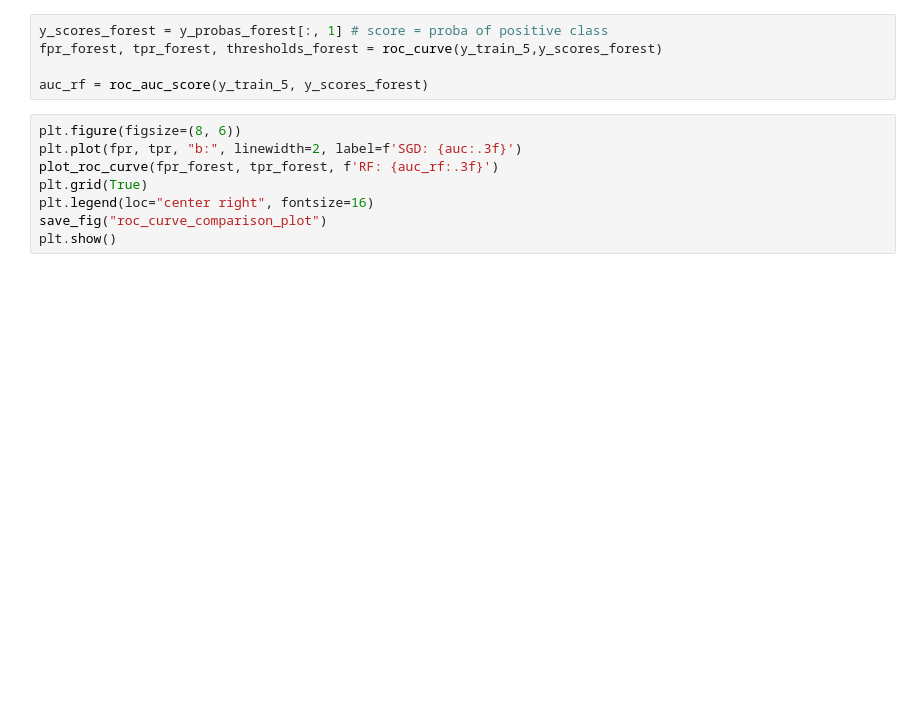
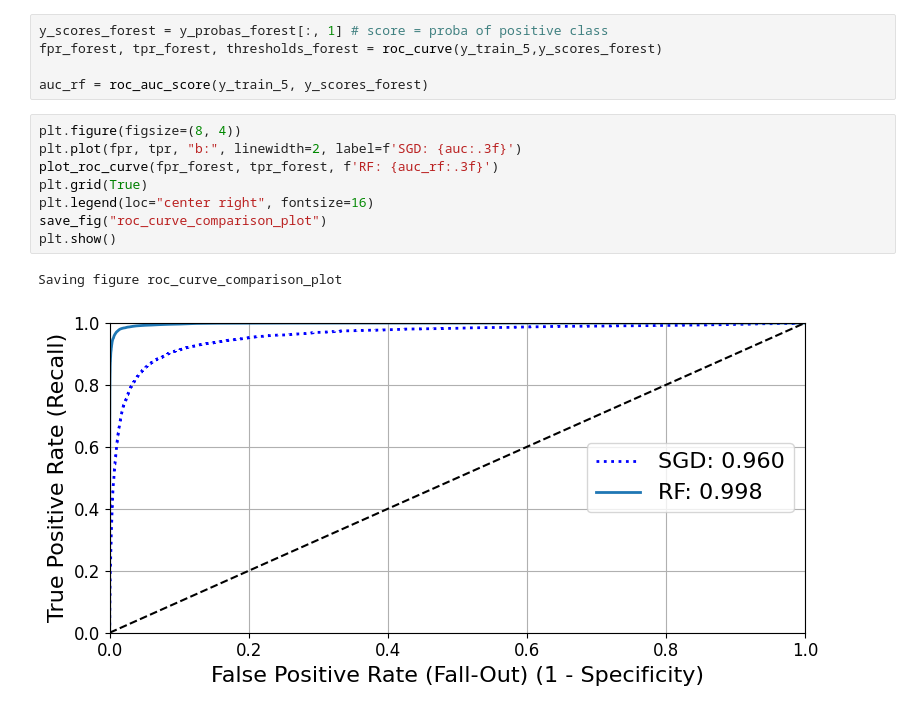
Before and after one commit to OnurKerimoglu/ML-sandbox, a Jupyter notebook: Classification_Models_Evaluation.ipynb, the cells around one changed output. Drawn from its saved outputs; the diff is of its cells as text; blank space fills up the shorter version.

```diff
--- a/Classification_Models_Evaluation.ipynb
+++ b/Classification_Models_Evaluation.ipynb
@@ -297,10 +344,13 @@ fpr_forest, tpr_forest, thresholds_forest = roc_curve(y_train_5,y_scores_forest)
 
 auc_rf = roc_auc_score(y_train_5, y_scores_forest)
 # %%
-plt.figure(figsize=(8, 6))
+plt.figure(figsize=(8, 4))
 plt.plot(fpr, tpr, "b:", linewidth=2, label=f'SGD: {auc:.3f}')
 plot_roc_curve(fpr_forest, tpr_forest, f'RF: {auc_rf:.3f}')
 plt.grid(True)
 plt.legend(loc="center right", fontsize=16)
 save_fig("roc_curve_comparison_plot")
 plt.show()
+# %% [output]
+Saving figure roc_curve_comparison_plot
+[figure, added]
```
Also changed, not shown: parts of 18 cells of this notebook.
